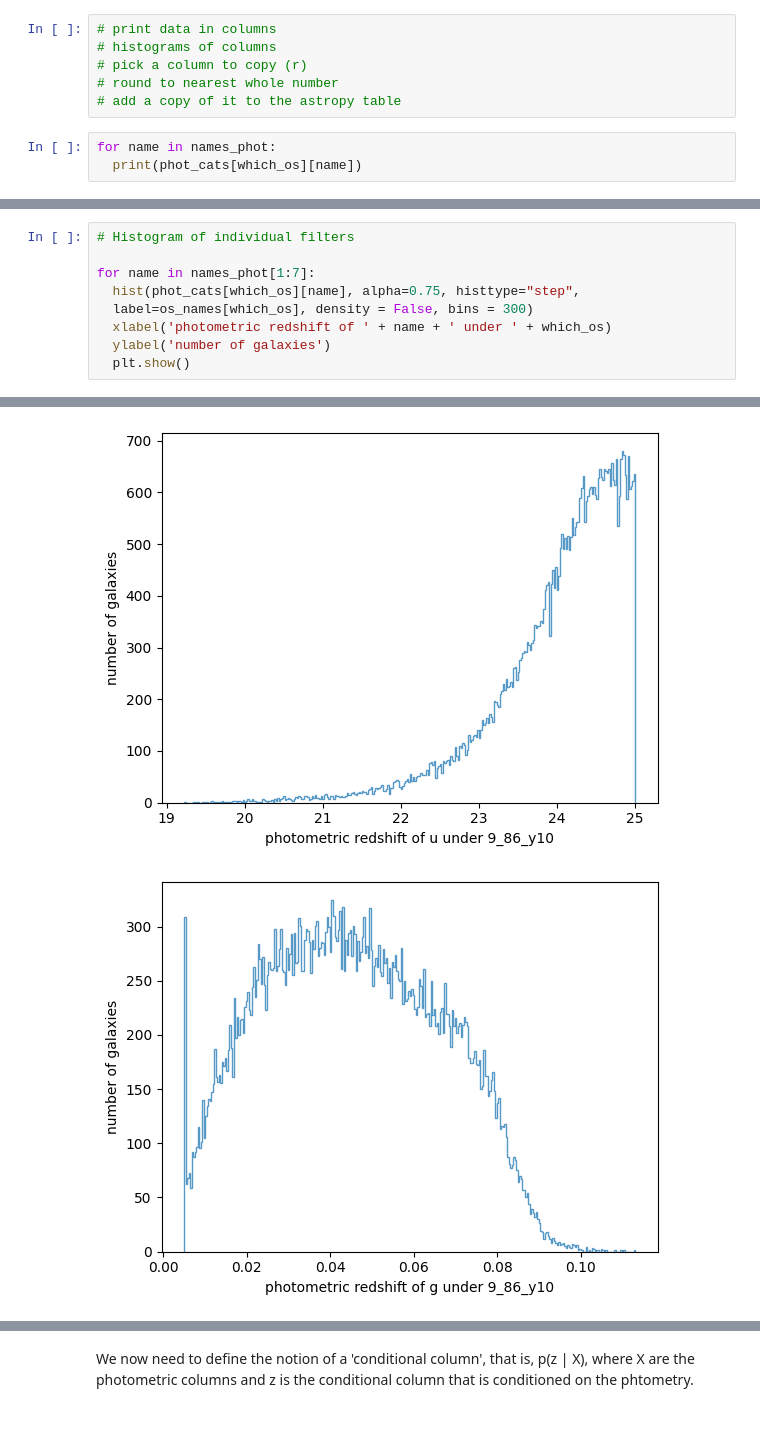
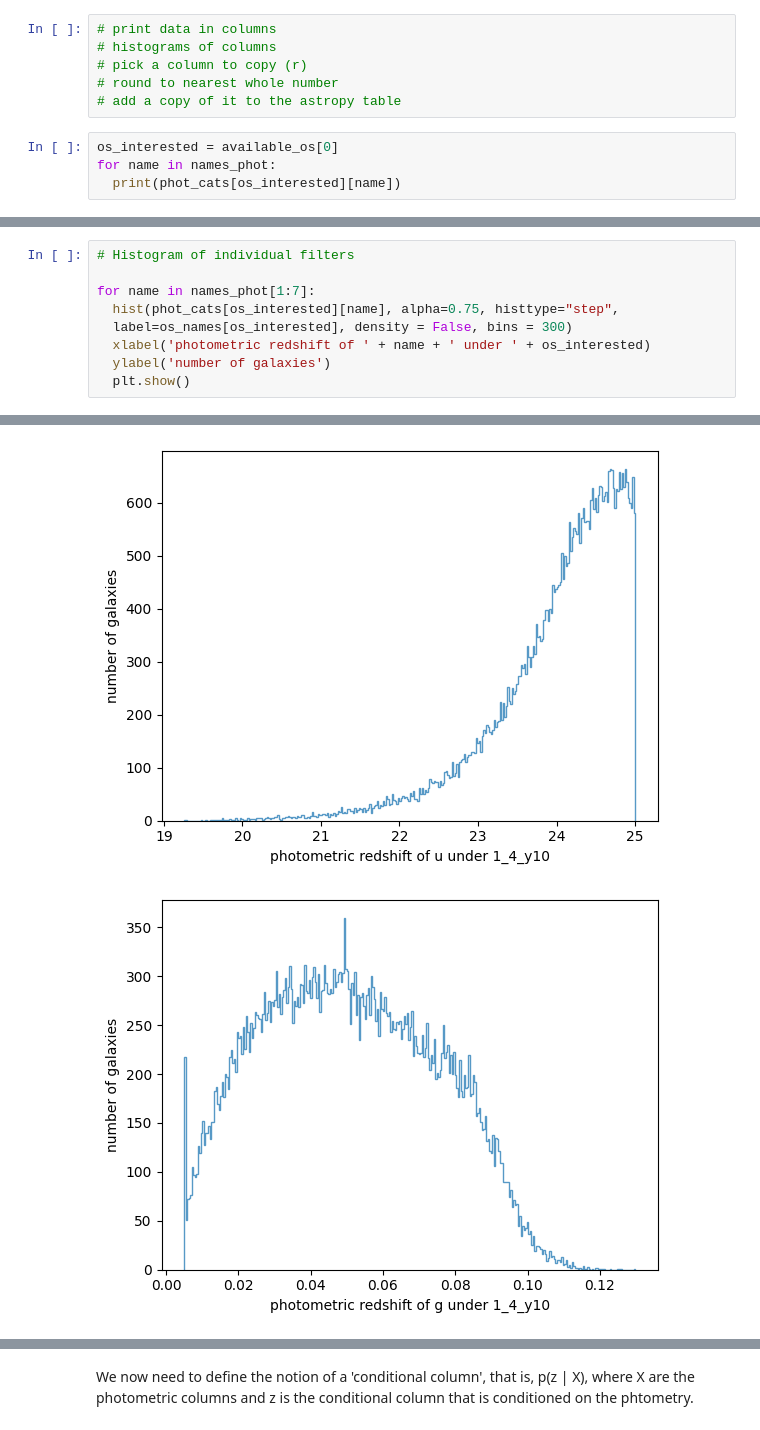
Before and after one commit to Rachel-0420/TLM-Continuous-Data, a Jupyter notebook: Example_TLM.ipynb, the cells around one changed output, grey strips where cells are left out. Drawn from its saved outputs; the diff is of its cells as text.

Commit message:
adjusted chosen os in plotting histograms

```diff
--- a/Example_TLM.ipynb
+++ b/Example_TLM.ipynb
@@ -316,8 +335,9 @@ new experimentation
 # round to nearest whole number
 # add a copy of it to the astropy table
 # %%
+os_interested = available_os[0]
 for name in names_phot:
-  print(phot_cats[which_os][name])
+  print(phot_cats[os_interested][name])
 # %% [output]
    ID
 --------
@@ -340,9 +360,9 @@ Length = 50000 rows
 # Histogram of individual filters
 
 for name in names_phot[1:7]:
-  hist(phot_cats[which_os][name], alpha=0.75, histtype="step",
-  label=os_names[which_os], density = False, bins = 300)
-  xlabel('photometric redshift of ' + name + ' under ' + which_os)
+  hist(phot_cats[os_interested][name], alpha=0.75, histtype="step",
+  label=os_names[os_interested], density = False, bins = 300)
+  xlabel('photometric redshift of ' + name + ' under ' + os_interested)
   ylabel('number of galaxies')
   plt.show()
 # %% [output]
@@ -350,2 +370,2 @@ for name in names_phot[1:7]:
-[figure, old version]
+[figure, new version]
-[figure, old version]
+[figure, new version]
```
Also changed, not shown: parts of 7 cells of this notebook.
